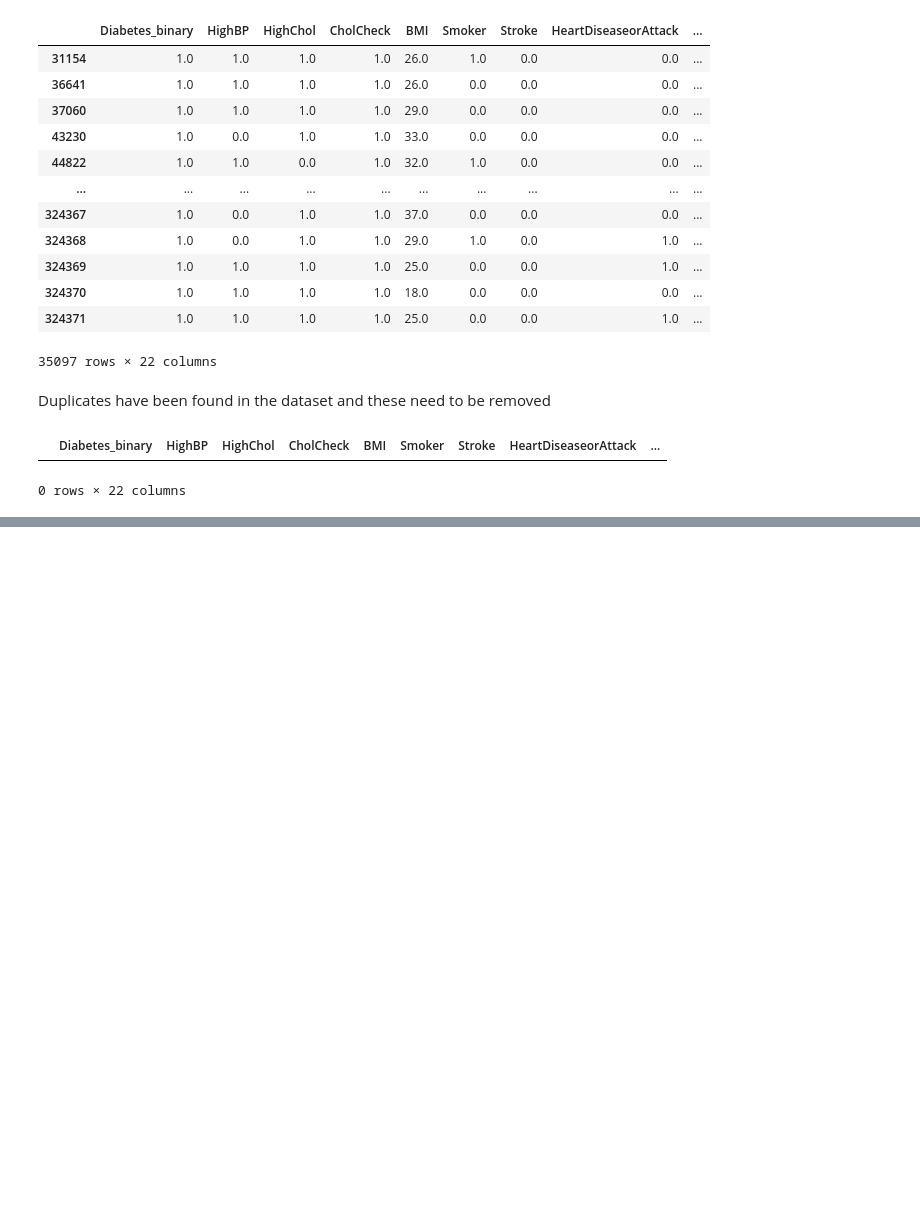
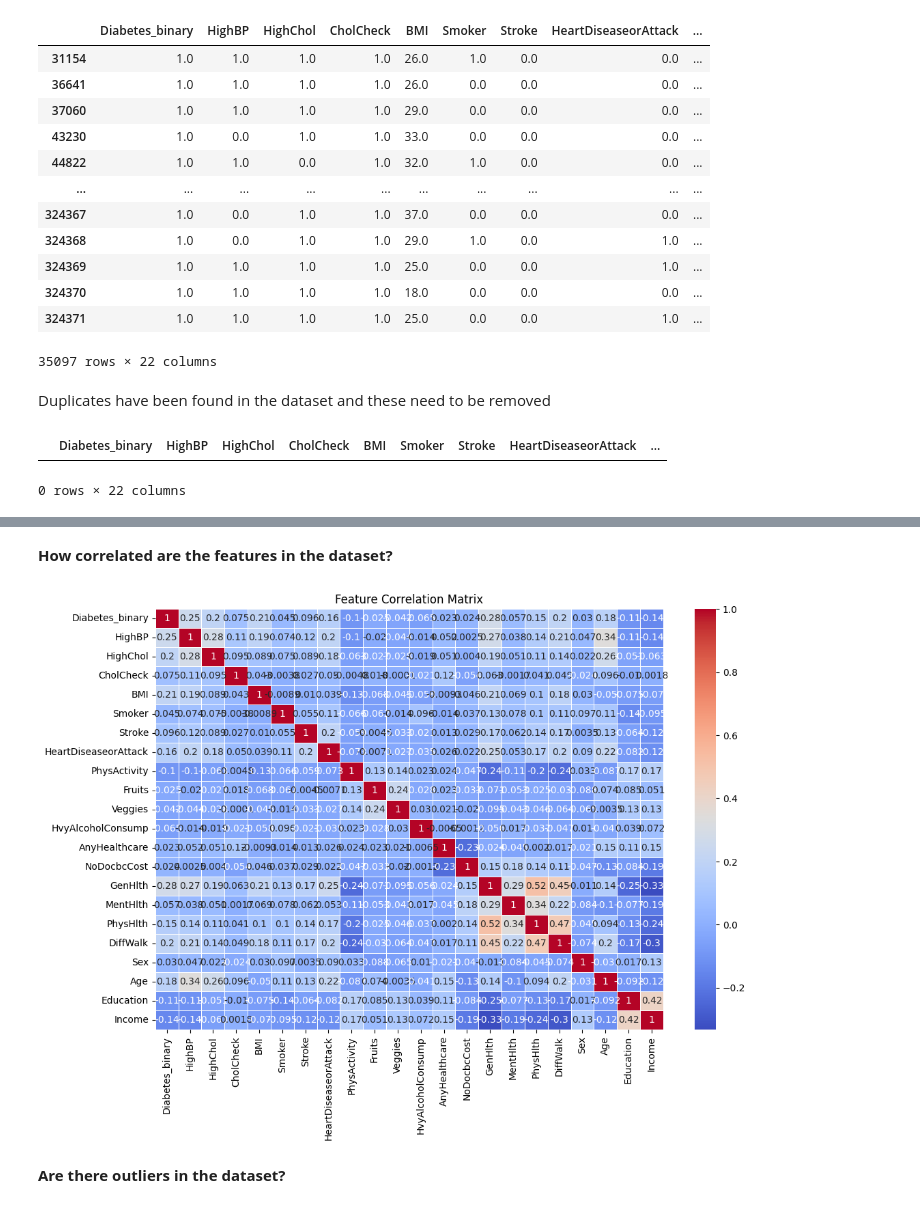
Before and after one commit to bertonag/MCS-7103-Gilbert-Nyakana, a Jupyter notebook: diabetesHealthIndicators.ipynb, the cells around one changed output, grey strips where cells are left out. Cells and saved outputs as stored; diff of their text form; code cells hidden in the pictures; blank space fills up the shorter version.

```diff
--- a/diabetesHealthIndicators.ipynb
+++ b/diabetesHealthIndicators.ipynb
@@ -262,0 +278,16 @@ Duplicates have been eliminated
+# %% [markdown]
+**How correlated are the features in the dataset?**
+# %%
+#code to show the correlation of the features
+feature_correlation=merged_dataframe.corr()
+# Create a heatmap for the correlation matrix
+plt.figure(figsize=(12, 8))
+sb.heatmap(feature_correlation, annot=True, cmap='coolwarm', linewidths=0.5)
+
+# Add title
+plt.title("Feature Correlation Matrix")
+plt.show()
+# %% [output]
+[figure, added]
+# %% [markdown]
+**Are there outliers in the dataset?**
```
Also changed, not shown: parts of 5 cells of this notebook.
